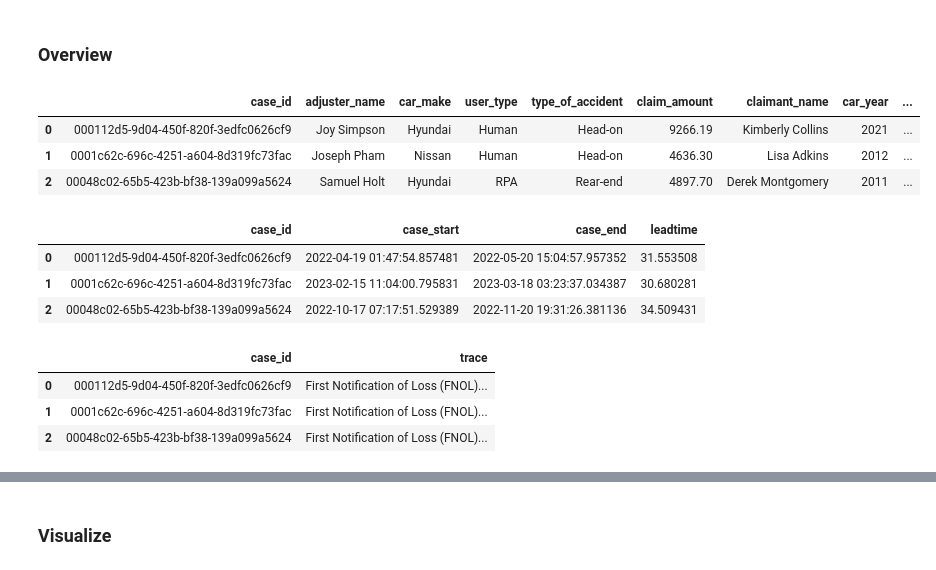
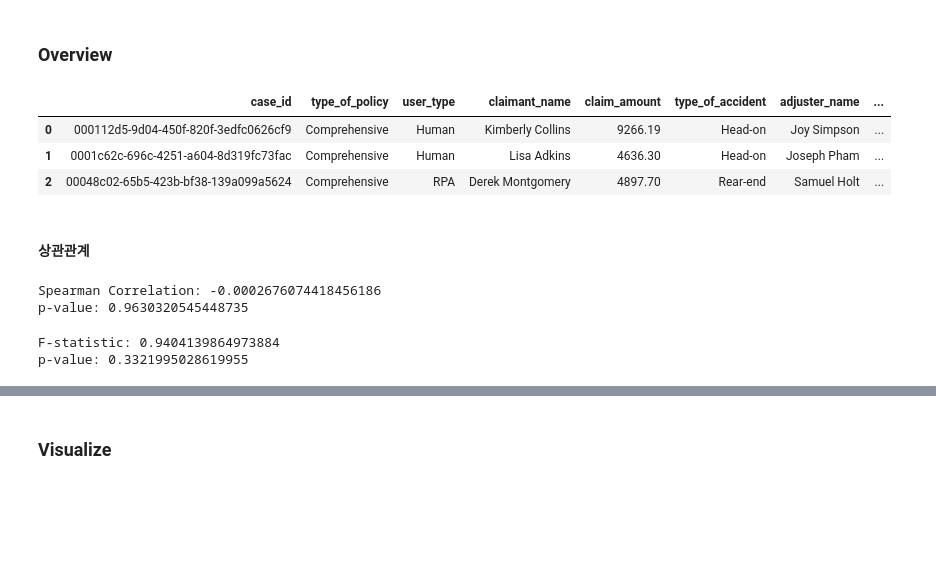
Before and after one commit to yu901/data_analysis, a Jupyter notebook: notebook/process mining.ipynb, the cells around one changed output, grey strips where cells are left out. Saved outputs shown, nothing was run; the diff lists cells and outputs as text; code cells hidden in the pictures; blank space fills up the shorter version.

Commit message:
상관계수 코드 추가

```diff
--- a/notebook/process mining.ipynb
+++ b/notebook/process mining.ipynb
@@ -7,11 +10,15 @@ import pm4py as pm
 # %%
 class Process():
     def __init__(self, data, case, activity, timestamp):
-        self.data = data
         self.case = case
         self.activity = activity
         self.timestamp = timestamp
         self.attrs = list(set(df.columns) - {case, activity, timestamp})
+        self.data = self.sort_timestamp(data)
+
+    def sort_timestamp(self, df):
+        df = df.sort_values(self.timestamp).reset_index(drop=True)
+        return df
 
     # case attribute
     def get_caseattrs(self):
@@ -22,7 +29,7 @@ class Process():
         return df
 
     # lead time
-    def get_casetime(self, time_unit='ms'):
+    def get_casetime(self, time_unit='D'):
         df = self.data.copy()
         df = df.groupby(self.case)[self.timestamp].agg(['min', 'max'])
         df.columns = ['case_start', 'case_end']
@@ -30,12 +37,21 @@ class Process():
         df = df.reset_index()
         return df
 
+    # varient
     def get_varient(self):
         df = self.data.copy()
         df = df.groupby(self.case)[self.activity].apply('>'.join)
         df.name = 'trace'
         df = df.reset_index()
         return df
+
+    def get_casetable(self):
+        caseattrs = self.get_caseattrs()
+        casetime = self.get_casetime()
+        varient = self.get_varient()
+        df = pd.merge(caseattrs, casetime, on=case)
+        df = pd.merge(df, varient, on=case)
+        return df
 # %%
 df = pd.read_csv('../data/Insurance_claims_event_log.csv', parse_dates=['timestamp'])
 case = 'case_id'
@@ -44,26 +60,35 @@ timestamp = 'timestamp'
 
 process = Process(df, case, activity, timestamp)
 # %%
-caseattrs = process.get_caseattrs()
-caseattrs.head(3)
+casetable = process.get_casetable()
+casetable.head(3)
 # %% [output]
-|  | case_id | adjuster_name | car_make | user_type | type_of_accident | claim_amount | claimant_name | car_year | ... |
-| 0 | 000112d5-9d04-450f-820f-3edfc0626cf9 | Joy Simpson | Hyundai | Human | Head-on | 9266.19 | Kimberly Collins | 2021 | ... |
-| 1 | 0001c62c-696c-4251-a604-8d319fc73fac | Joseph Pham | Nissan | Human | Head-on | 4636.30 | Lisa Adkins | 2012 | ... |
-| 2 | 00048c02-65b5-423b-bf38-139a099a5624 | Samuel Holt | Hyundai | RPA | Rear-end | 4897.70 | Derek Montgomery | 2011 | ... |
+|  | case_id | type_of_policy | user_type | claimant_name | claim_amount | type_of_accident | adjuster_name | ... |
+| 0 | 000112d5-9d04-450f-820f-3edfc0626cf9 | Comprehensive | Human | Kimberly Collins | 9266.19 | Head-on | Joy Simpson | ... |
+| 1 | 0001c62c-696c-4251-a604-8d319fc73fac | Comprehensive | Human | Lisa Adkins | 4636.30 | Head-on | Joseph Pham | ... |
+| 2 | 00048c02-65b5-423b-bf38-139a099a5624 | Comprehensive | RPA | Derek Montgomery | 4897.70 | Rear-end | Samuel Holt | ... |
-# %%
-casetime = process.get_casetime(time_unit='D')
-casetime.head(3)
-# %% [output]
-|  | case_id | case_start | case_end | leadtime |
-| 0 | 000112d5-9d04-450f-820f-3edfc0626cf9 | 2022-04-19 01:47:54.857481 | 2022-05-20 15:04:57.957352 | 31.553508 |
-| 1 | 0001c62c-696c-4251-a604-8d319fc73fac | 2023-02-15 11:04:00.795831 | 2023-03-18 03:23:37.034387 | 30.680281 |
-| 2 | 00048c02-65b5-423b-bf38-139a099a5624 | 2022-10-17 07:17:51.529389 | 2022-11-20 19:31:26.381136 | 34.509431 |
-# %%
-varient = process.get_varient()
-varient.head(3)
-# %% [output]
-|  | case_id | trace |
-| 0 | 000112d5-9d04-450f-820f-3edfc0626cf9 | First Notification of Loss (FNOL)... |
-| 1 | 0001c62c-696c-4251-a604-8d319fc73fac | First Notification of Loss (FNOL)... |
-| 2 | 00048c02-65b5-423b-bf38-139a099a5624 | First Notification of Loss (FNOL)... |
+# %% [markdown]
+####  상관관계
+# %%
+# 스피어만 상관계수 - 이진 범주형 변수와 연속형 변수의 상관계수
+
+correlation, p_value = stats.spearmanr(
+    casetable['user_type'],
+    casetable['leadtime']
+)
+print('Spearman Correlation:', correlation)
+print('p-value:', p_value)
+# %% [output]
+Spearman Correlation: -0.0002676074418456186
+p-value: 0.9630320545448735
+# %%
+# ANOVA - 범주형 변수와 연속형 변수의 평균값 차이를 검정
+f_statistic, p_value = stats.f_oneway(
+    casetable.loc[casetable['car_model']=='Elantra', 'leadtime'],
+    casetable.loc[casetable['car_model']=='Altima', 'leadtime']
+)
+print('F-statistic:', f_statistic)
+print('p-value:', p_value)
+# %% [output]
+F-statistic: 0.9404139864973884
+p-value: 0.3321995028619955
```
Also changed, not shown: parts of 3 cells of this notebook.
